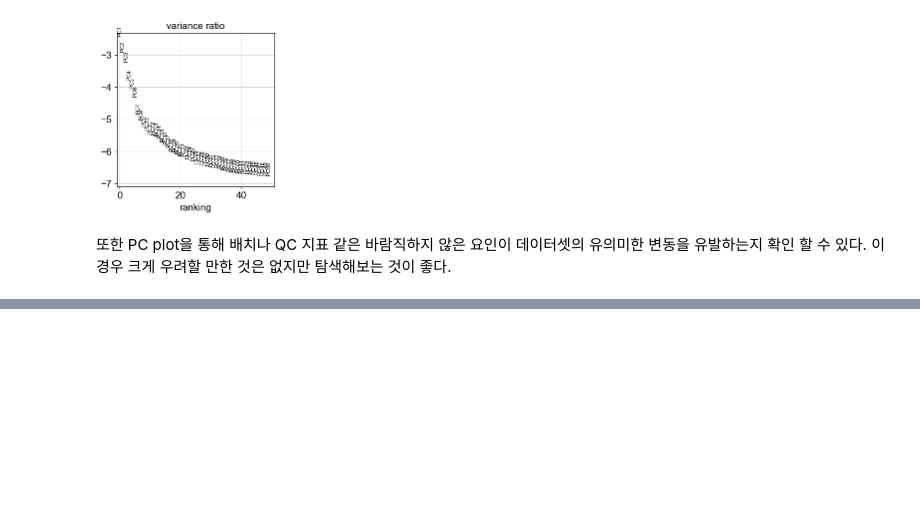
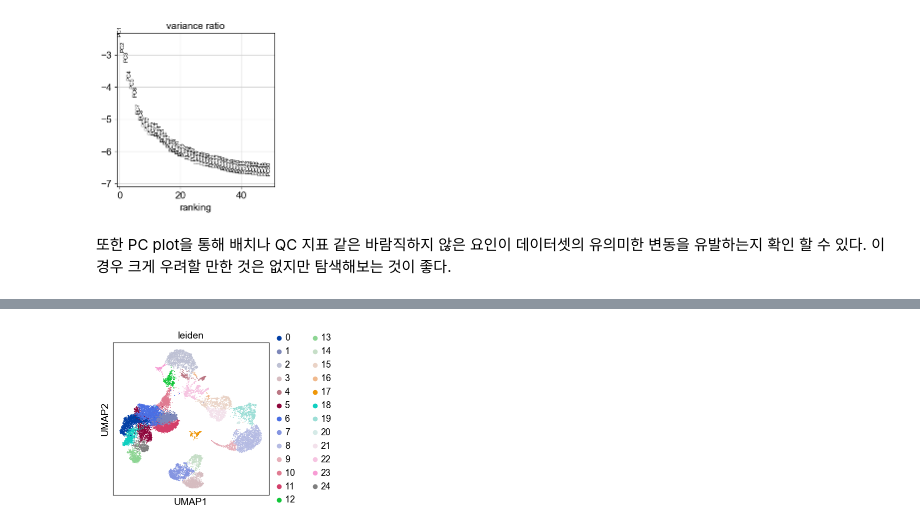
Before and after one commit to boeun02/scRNA-seq-Cancer-Immunology-Analysis, a Jupyter notebook: phase0_basics/01_pbmc_tutorial.ipynb, the cells around one changed output, grey strips where cells are left out. Saved outputs shown, nothing was run; the diff lists cells and outputs as text; code cells hidden in the pictures; blank space fills up the shorter version.

```diff
--- a/phase0_basics/01_pbmc_tutorial.ipynb
+++ b/phase0_basics/01_pbmc_tutorial.ipynb
@@ -207,0 +264,4 @@ KeyError: "Could not find 'pca' or 'X_pca' in .obsm"
+# %%
+sc.pl.umap(adata, color=["leiden"])
+# %% [output]
+[figure, added]
```
Also changed, not shown: parts of 23 cells of this notebook.
